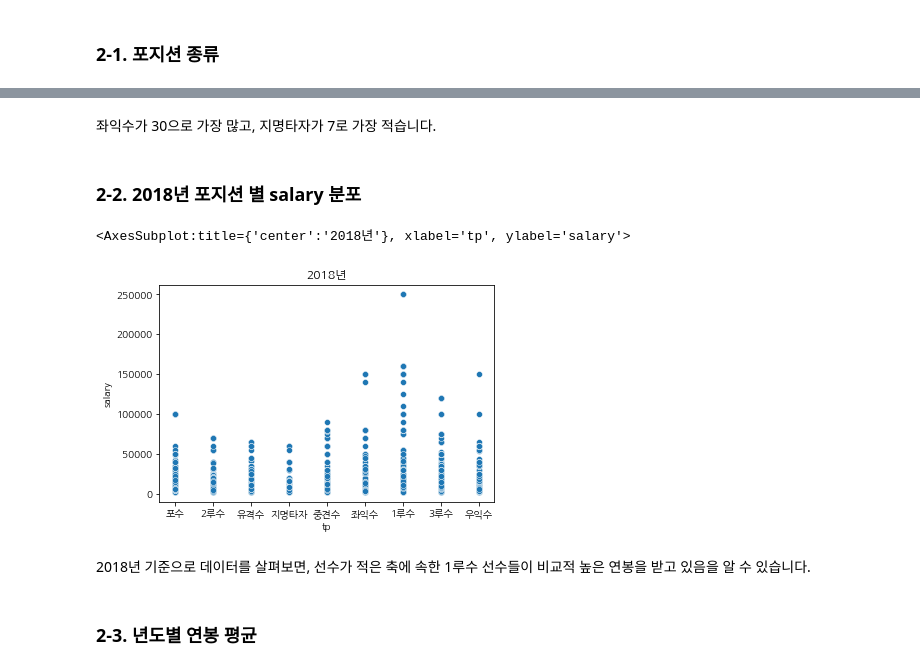
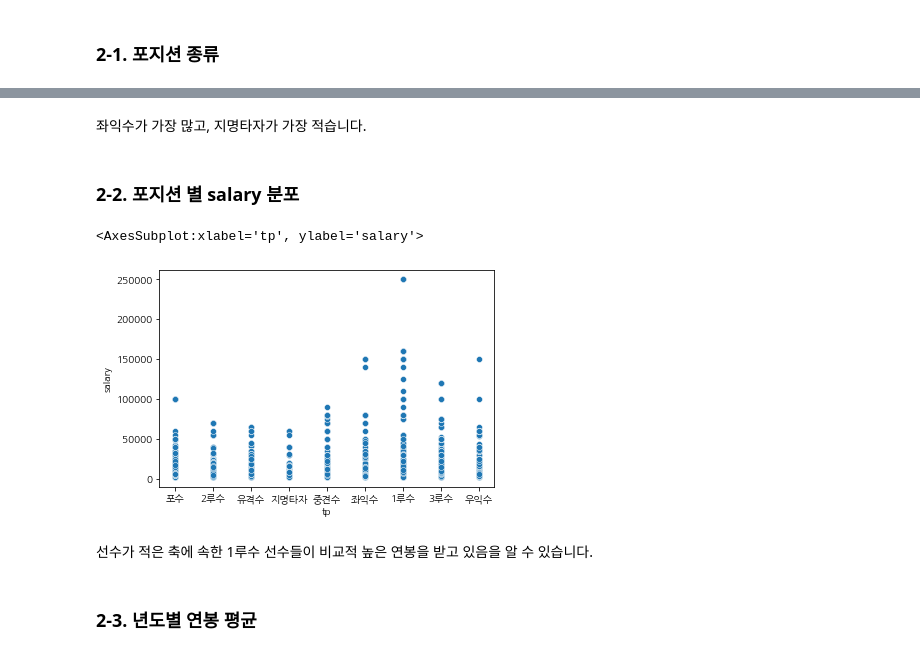
Before and after one commit to shwldus3/aiffel-exploration, a Jupyter notebook: [DATACON]KBO_Baseball_Visualization.ipynb, the cells around one changed output, grey strips where cells are left out. Cells and saved outputs as stored; diff of their text form; code cells hidden in the pictures.

```diff
--- a/[DATACON]KBO_Baseball_Visualization.ipynb
+++ b/[DATACON]KBO_Baseball_Visualization.ipynb
@@ -113,19 +122,18 @@ Index(['좌익수', '2루수', '포수', '우익수', '유격수', '3루수', '
 # %% [markdown]
-좌익수가 30으로 가장 많고, 지명타자가 7로 가장 적습니다.
+좌익수가 가장 많고, 지명타자가 가장 적습니다.
 # %% [markdown]
-### 2-2. 2018년 포지션 별 salary 분포
+### 2-2. 포지션 별 salary 분포
 # %%
 import matplotlib
 matplotlib.rc('font', family='NanumGothic')
 matplotlib.rcParams['axes.unicode_minus'] = False
 
-plt.title('2018년')
 sns.scatterplot(x = data['tp'], y = data['salary'])
 # %% [output]
-<AxesSubplot:title={'center':'2018년'}, xlabel='tp', ylabel='salary'>
+<AxesSubplot:xlabel='tp', ylabel='salary'>
-[figure, old version]
+[figure, new version]
 # %% [markdown]
-2018년 기준으로 데이터를 살펴보면, 선수가 적은 축에 속한 1루수 선수들이 비교적 높은 연봉을 받고 있음을 알 수 있습니다.
+선수가 적은 축에 속한 1루수 선수들이 비교적 높은 연봉을 받고 있음을 알 수 있습니다.
 # %% [markdown]
 ### 2-3. 년도별 연봉 평균
 # %%
```
Also changed, not shown: parts of 80 cells of this notebook.
